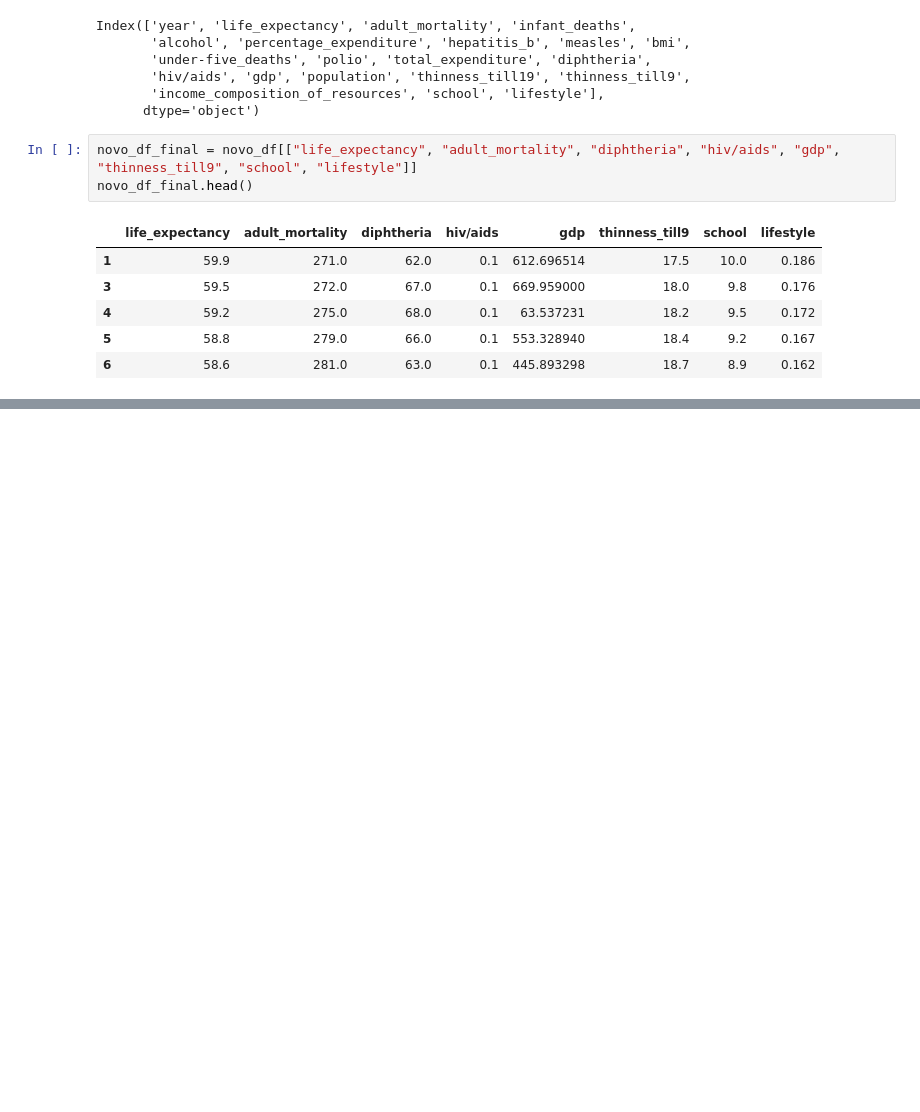
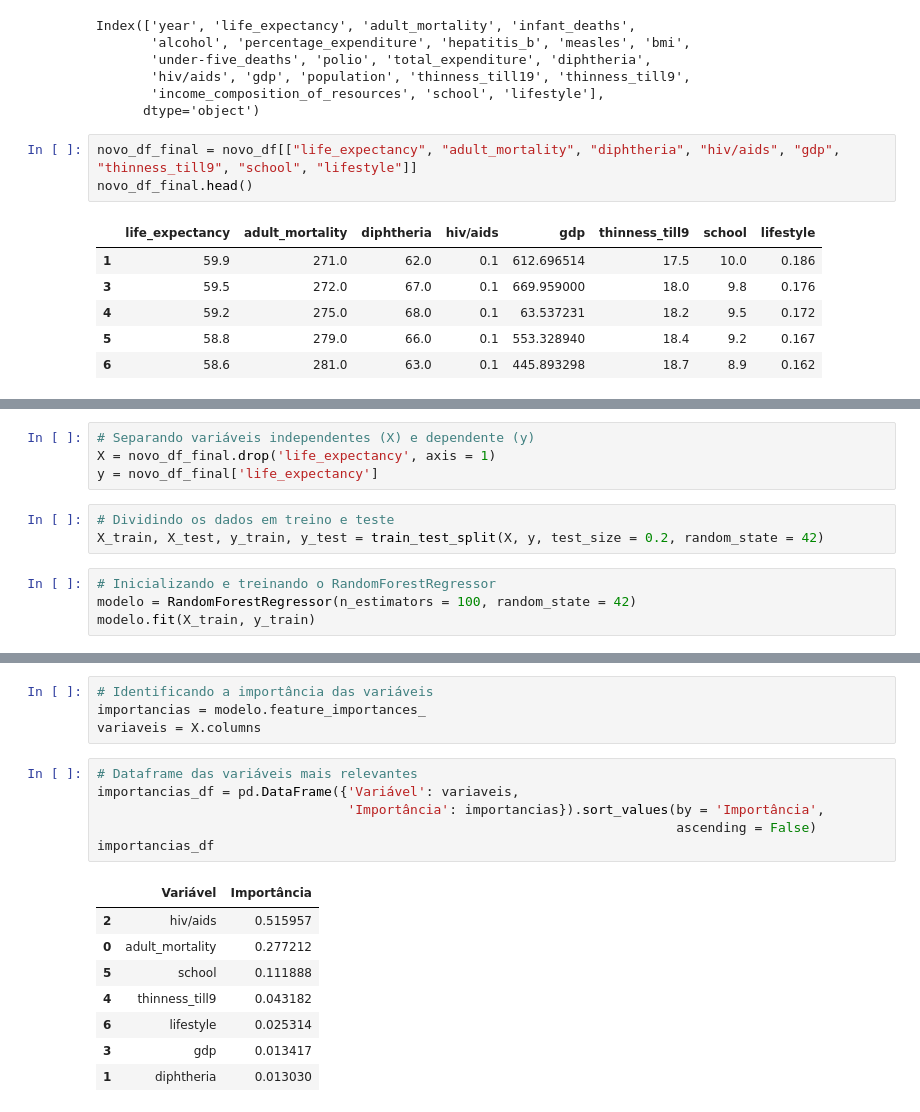
Before and after one commit to evandroviero/formacao-cientista-dados-dsa, a Jupyter notebook: DS para Análise Multivariada de Dados/Projeto 03/projeto_03.ipynb, the cells around one changed output, grey strips where cells are left out. Drawn from its saved outputs; the diff is of its cells as text; blank space fills up the shorter version.

Commit message:
projeto 3 finalizado

```diff
--- a/DS para Análise Multivariada de Dados/Projeto 03/projeto_03.ipynb
+++ b/DS para Análise Multivariada de Dados/Projeto 03/projeto_03.ipynb
@@ -478,0 +541,11 @@ novo_df_final.head()
+# %%
+# Separando variáveis independentes (X) e dependente (y)
+X = novo_df_final.drop('life_expectancy', axis = 1)
+y = novo_df_final['life_expectancy']
+# %%
+# Dividindo os dados em treino e teste
+X_train, X_test, y_train, y_test = train_test_split(X, y, test_size = 0.2, random_state = 42)
+# %%
+# Inicializando e treinando o RandomForestRegressor
+modelo = RandomForestRegressor(n_estimators = 100, random_state = 42)
+modelo.fit(X_train, y_train)
@@ -478,0 +566,19 @@ novo_df_final.head()
+# %%
+# Identificando a importância das variáveis
+importancias = modelo.feature_importances_
+variaveis = X.columns
+# %%
+# Dataframe das variáveis mais relevantes
+importancias_df = pd.DataFrame({'Variável': variaveis,
+                                'Importância': importancias}).sort_values(by = 'Importância',
+                                                                          ascending = False)
+importancias_df
+# %% [output]
+|  | Variável | Importância |
+| 2 | hiv/aids | 0.515957 |
+| 0 | adult_mortality | 0.277212 |
+| 5 | school | 0.111888 |
+| 4 | thinness_till9 | 0.043182 |
+| 6 | lifestyle | 0.025314 |
+| 3 | gdp | 0.013417 |
+| 1 | diphtheria | 0.013030 |
```
Also changed, not shown: parts of 56 cells of this notebook, 3 other files.
